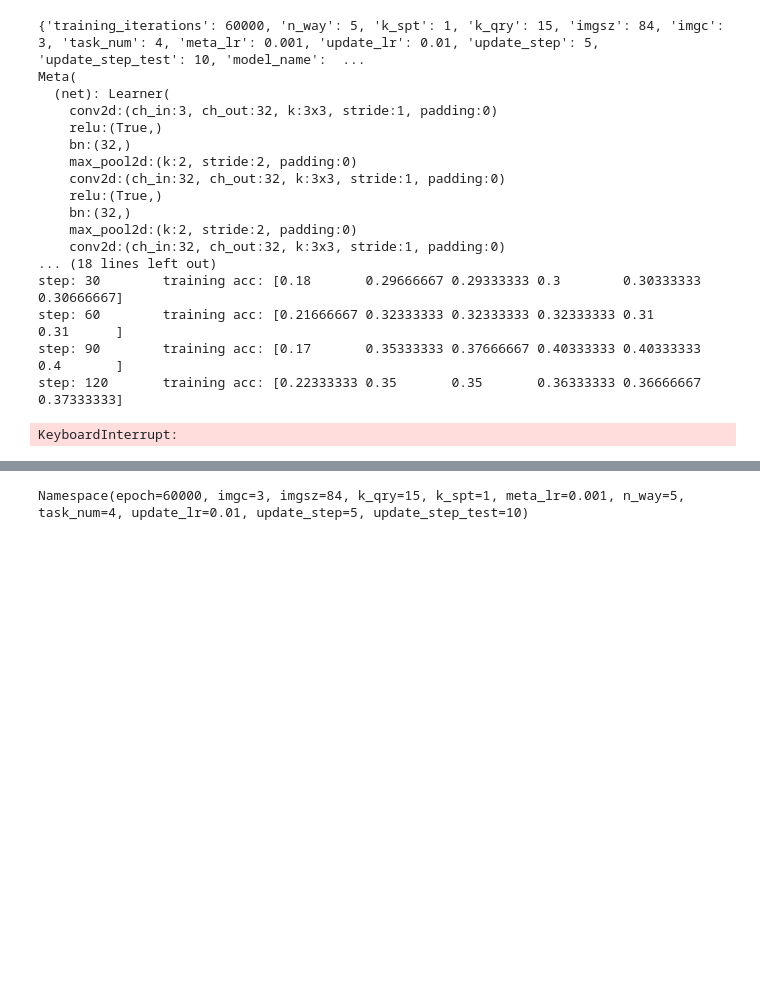
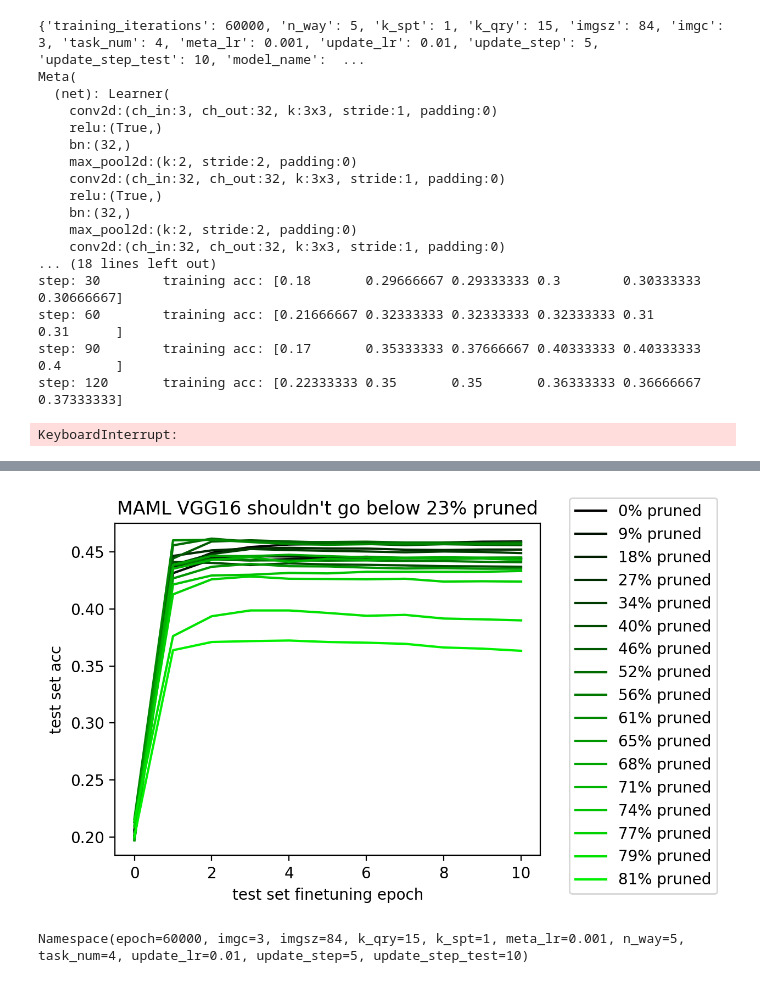
Before and after one commit to 0xDECAFC0FFEE/CS_269, a Jupyter notebook: notebooks/MAML.ipynb, the cells around one changed output, grey strips where cells are left out. Cells and saved outputs as stored; diff of their text form; code cells hidden in the pictures; blank space fills up the shorter version.

```diff
--- a/notebooks/MAML.ipynb
+++ b/notebooks/MAML.ipynb
@@ -157,3 +186,14 @@ plt.plot(scores)
+# %%
+plt.figure(figsize=(5,4))
+for i, accs in enumerate(test_acc):
+    plt.plot(accs, c=(0, i/len(test_acc), 0, 1), label=f"{int((1-.9**i)*100)}% pruned")
+plt.legend(bbox_to_anchor=(1.05, 1.1))
+plt.xlabel("test set finetuning epoch")
+plt.ylabel("test set acc")
+plt.title("MAML VGG16 shouldn't go below 23% pruned")
+plt.savefig("repeated_pruning.png", bbox_inches='tight')
+# %% [output]
+[figure, added]
 # %%
 from src.models.mask_ops import apply_mask
 
```
Also changed, not shown: parts of 2 cells of this notebook, 5 other files.
